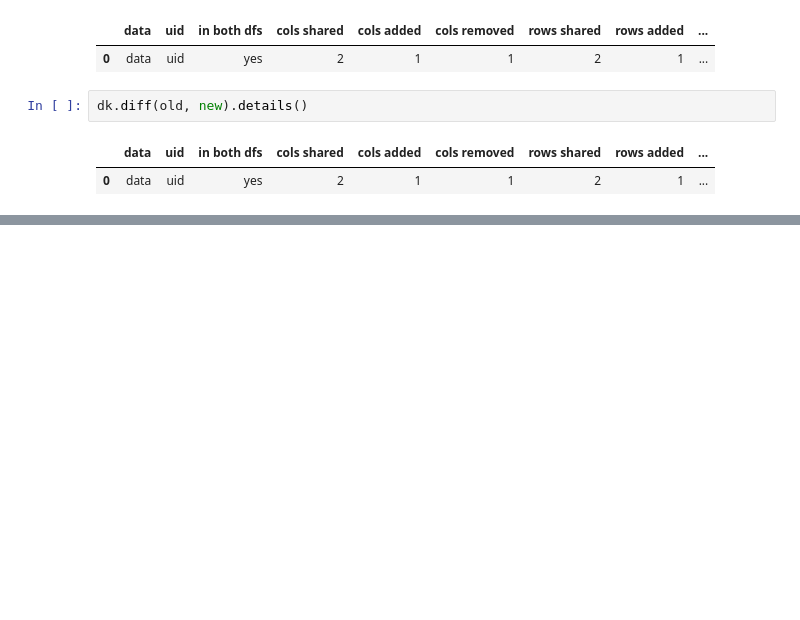
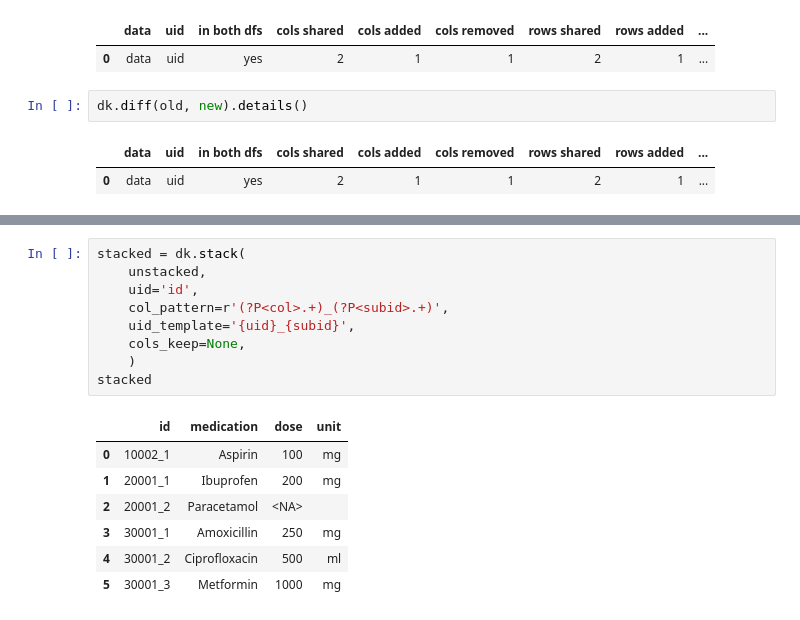
Before and after one commit to MartinVoelkl94/dukit, a Jupyter notebook: interactive_demo.ipynb, the cells around one changed output, grey strips where cells are left out. Drawn from its saved outputs; the diff is of its cells as text; blank space fills up the shorter version.

```diff
--- a/interactive_demo.ipynb
+++ b/interactive_demo.ipynb
@@ -1007,0 +1025,17 @@ display(patients, medications)
+# %%
+stacked = dk.stack(
+    unstacked,
+    uid='id',
+    col_pattern=r'(?P<col>.+)_(?P<subid>.+)',
+    uid_template='{uid}_{subid}',
+    cols_keep=None,
+    )
+stacked
+# %% [output]
+|  | id | medication | dose | unit |
+| 0 | 10002_1 | Aspirin | 100 | mg |
+| 1 | 20001_1 | Ibuprofen | 200 | mg |
+| 2 | 20001_2 | Paracetamol | <NA> |  |
+| 3 | 30001_1 | Amoxicillin | 250 | mg |
+| 4 | 30001_2 | Ciprofloxacin | 500 | ml |
+| 5 | 30001_3 | Metformin | 1000 | mg |
```
Also changed, not shown: parts of 16 cells of this notebook, 1 other file.
